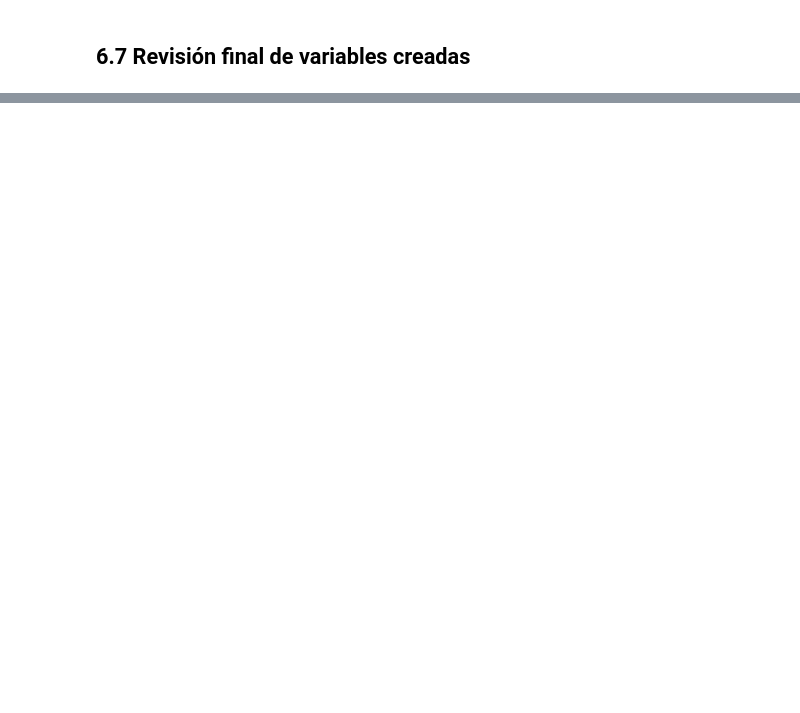
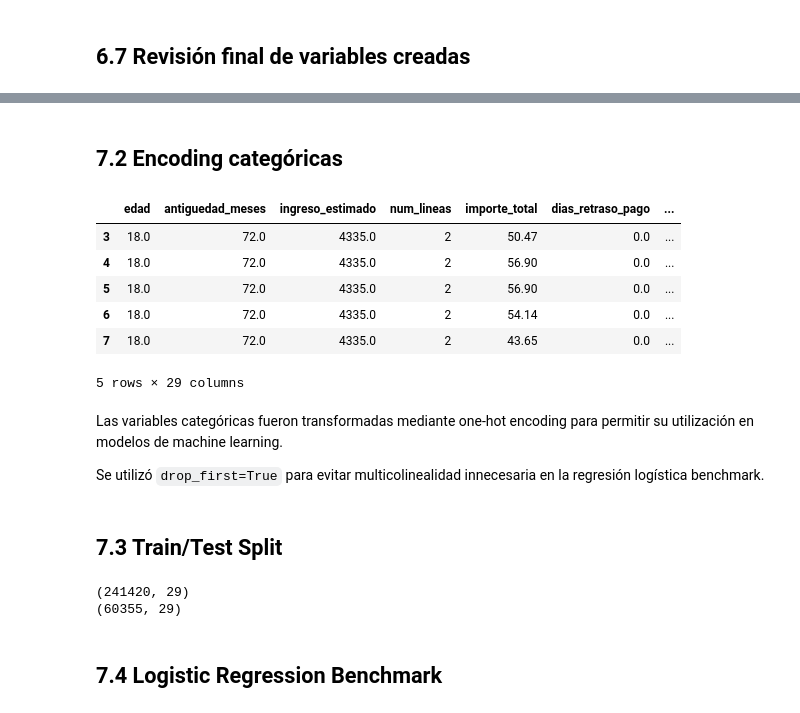
Before and after one commit to franconcha2001-stack/UCV-Churn, a Jupyter notebook: notebooks/ejmeplo_notebook.ipynb, the cells around one changed output, grey strips where cells are left out. Cells and saved outputs as stored; diff of their text form; code cells hidden in the pictures; blank space fills up the shorter version.

Commit message:
Test Sesión 5 y 6

```diff
--- a/notebooks/ejmeplo_notebook.ipynb
+++ b/notebooks/ejmeplo_notebook.ipynb
@@ -1123,0 +1260,8 @@ Estas nuevas variables serán utilizadas en la siguiente fase de modelado predic
+# %%
+# ====================================
+# X e y
+# ====================================
+
+X = df[variables_modelo]
+
+y = df['churn']
@@ -1123,0 +1288,29 @@ Estas nuevas variables serán utilizadas en la siguiente fase de modelado predic
+# %% [markdown]
+## 7.2 Encoding categóricas
+# %%
+# ====================================
+# ENCODING VARIABLES CATEGÓRICAS
+# ====================================
+
+X = pd.get_dummies(
+
+    X,
+    drop_first=True
+
+)
+
+X.head()
+# %% [output]
+|  | edad | antiguedad_meses | ingreso_estimado | num_lineas | importe_total | dias_retraso_pago | ... |
+| 3 | 18.0 | 72.0 | 4335.0 | 2 | 50.47 | 0.0 | ... |
+| 4 | 18.0 | 72.0 | 4335.0 | 2 | 56.90 | 0.0 | ... |
+| 5 | 18.0 | 72.0 | 4335.0 | 2 | 56.90 | 0.0 | ... |
+| 6 | 18.0 | 72.0 | 4335.0 | 2 | 54.14 | 0.0 | ... |
+| 7 | 18.0 | 72.0 | 4335.0 | 2 | 43.65 | 0.0 | ... |
+5 rows × 29 columns
+# %% [markdown]
+Las variables categóricas fueron transformadas mediante one-hot encoding para permitir su utilización en modelos de machine learning.
+
+Se utilizó `drop_first=True` para evitar multicolinealidad innecesaria en la regresión logística benchmark.
+# %% [markdown]
+## 7.3 Train/Test Split
@@ -1123,0 +1334,8 @@ Estas nuevas variables serán utilizadas en la siguiente fase de modelado predic
+# %%
+print(X_train.shape)
+print(X_test.shape)
+# %% [output]
+(241420, 29)
+(60355, 29)
+# %% [markdown]
+## 7.4 Logistic Regression Benchmark
```
Also changed, not shown: parts of 45 cells of this notebook, 1 other file.
